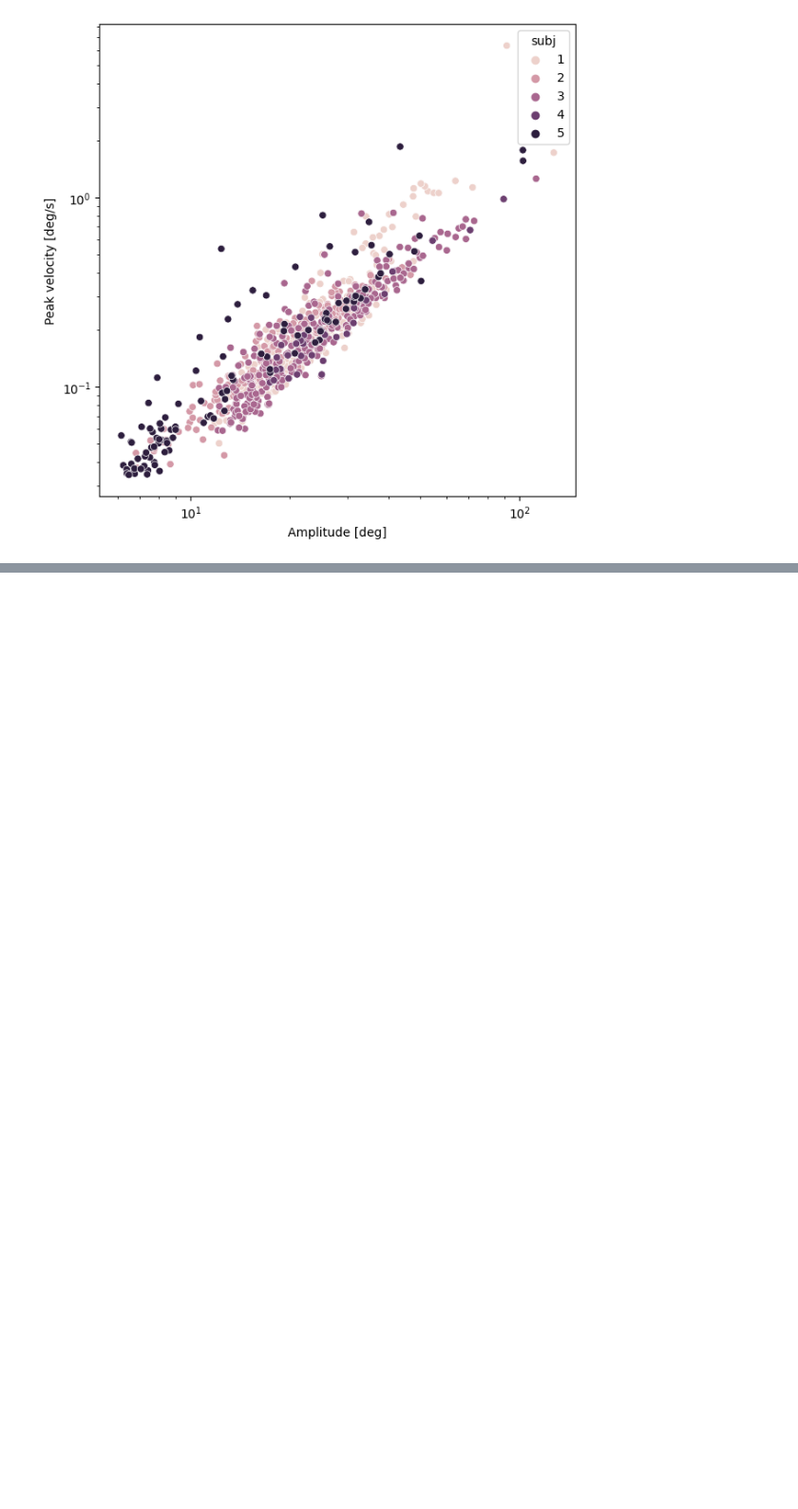
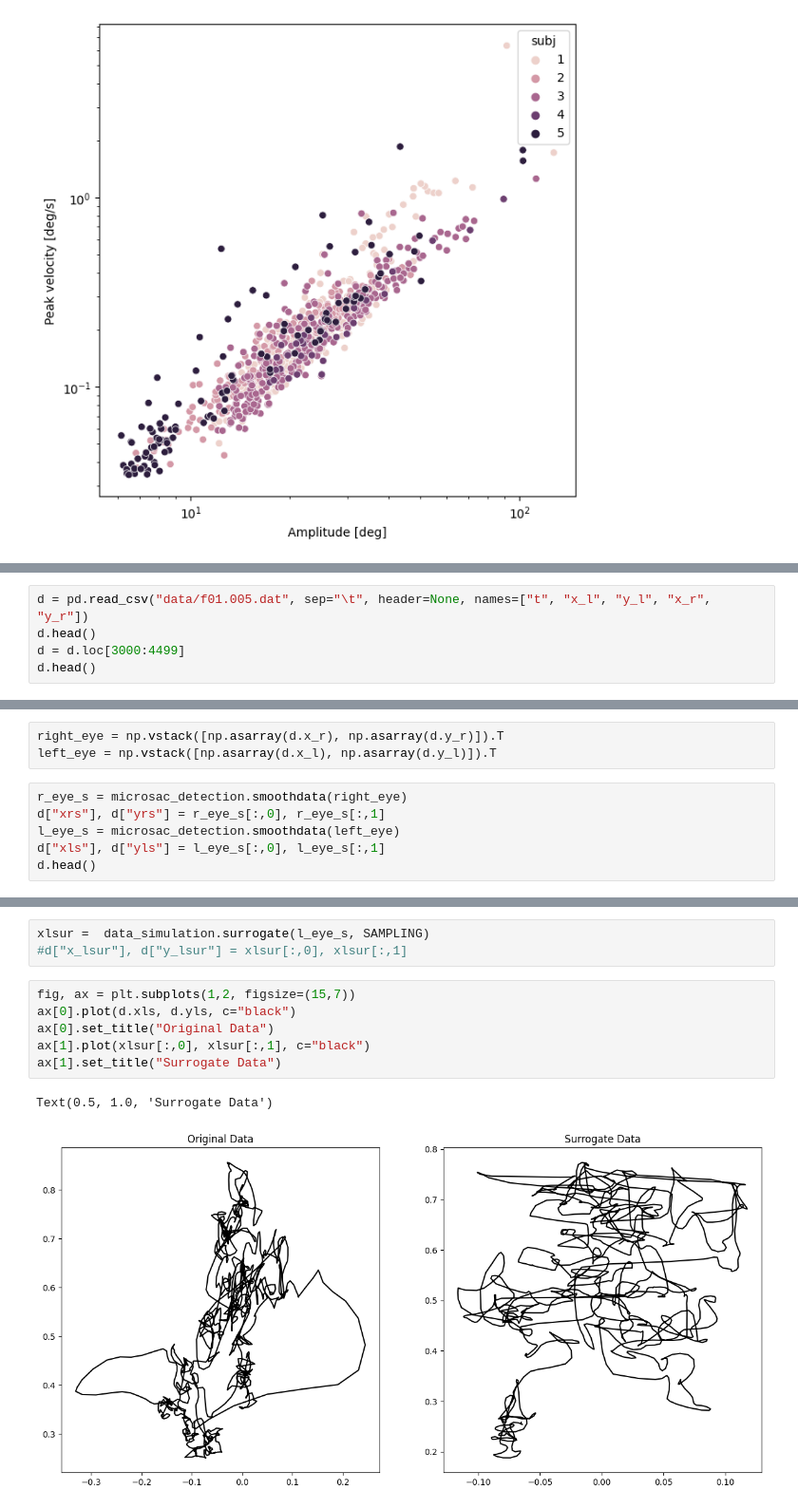
Before and after one commit to lschwetlick/EngbertMicrosaccadeToolbox, a Jupyter notebook: demo/demo.ipynb, the cells around one changed output, grey strips where cells are left out. Shown at 95% size. Drawn from its saved outputs; the diff is of its cells as text; blank space fills up the shorter version.

```diff
--- a/demo/demo.ipynb
+++ b/demo/demo.ipynb
@@ -158,0 +198,5 @@ Text(0, 0.5, 'Peak velocity [deg/s]')
+# %%
+d = pd.read_csv("data/f01.005.dat", sep="\t", header=None, names=["t", "x_l", "y_l", "x_r", "y_r"])
+d.head()
+d = d.loc[3000:4499]
+d.head()
@@ -158,0 +210,9 @@ Text(0, 0.5, 'Peak velocity [deg/s]')
+# %%
+right_eye = np.vstack([np.asarray(d.x_r), np.asarray(d.y_r)]).T
+left_eye = np.vstack([np.asarray(d.x_l), np.asarray(d.y_l)]).T
+# %%
+r_eye_s = microsac_detection.smoothdata(right_eye)
+d["xrs"], d["yrs"] = r_eye_s[:,0], r_eye_s[:,1]
+l_eye_s = microsac_detection.smoothdata(left_eye)
+d["xls"], d["yls"] = l_eye_s[:,0], l_eye_s[:,1]
+d.head()
@@ -158,0 +226,12 @@ Text(0, 0.5, 'Peak velocity [deg/s]')
+# %%
+xlsur =  data_simulation.surrogate(l_eye_s, SAMPLING)
+#d["x_lsur"], d["y_lsur"] = xlsur[:,0], xlsur[:,1]
+# %%
+fig, ax = plt.subplots(1,2, figsize=(15,7))
+ax[0].plot(d.xls, d.yls, c="black")
+ax[0].set_title("Original Data")
+ax[1].plot(xlsur[:,0], xlsur[:,1], c="black")
+ax[1].set_title("Surrogate Data")
+# %% [output]
+Text(0.5, 1.0, 'Surrogate Data')
+[figure, added]
```
Also changed, not shown: parts of 19 cells of this notebook, 2 other files.
